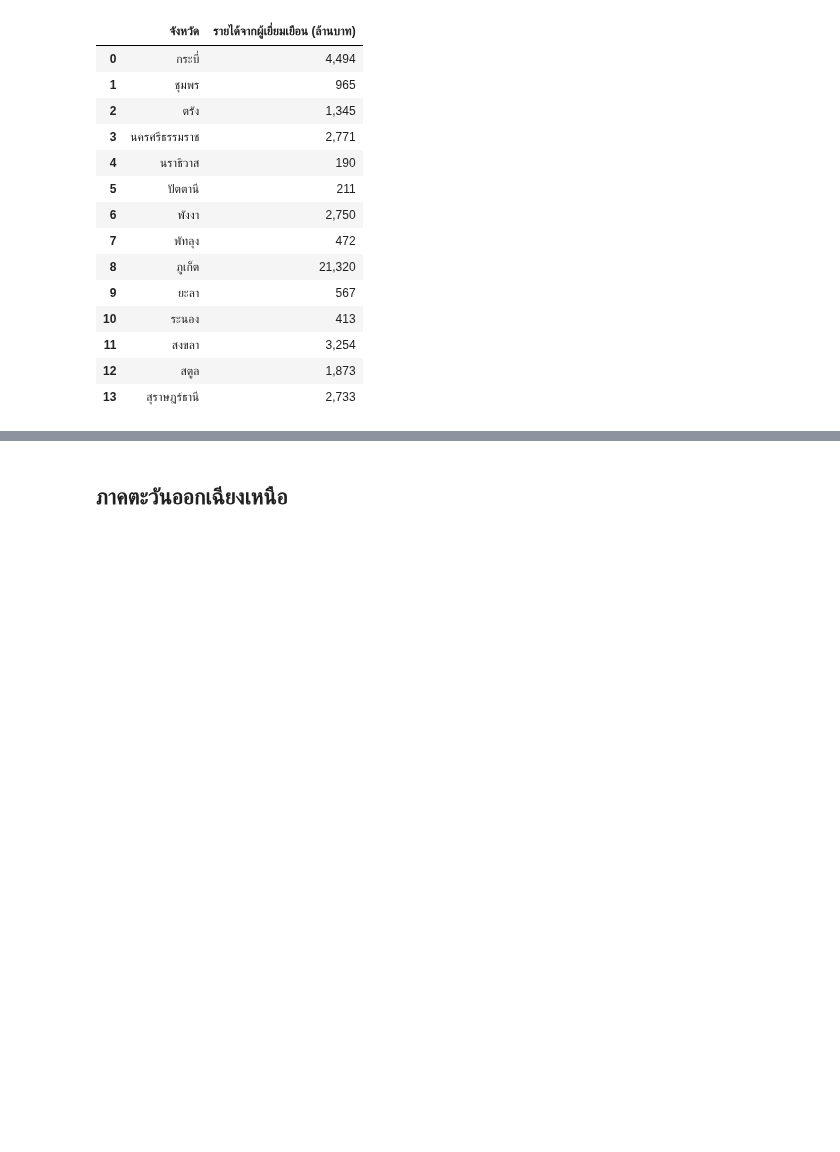
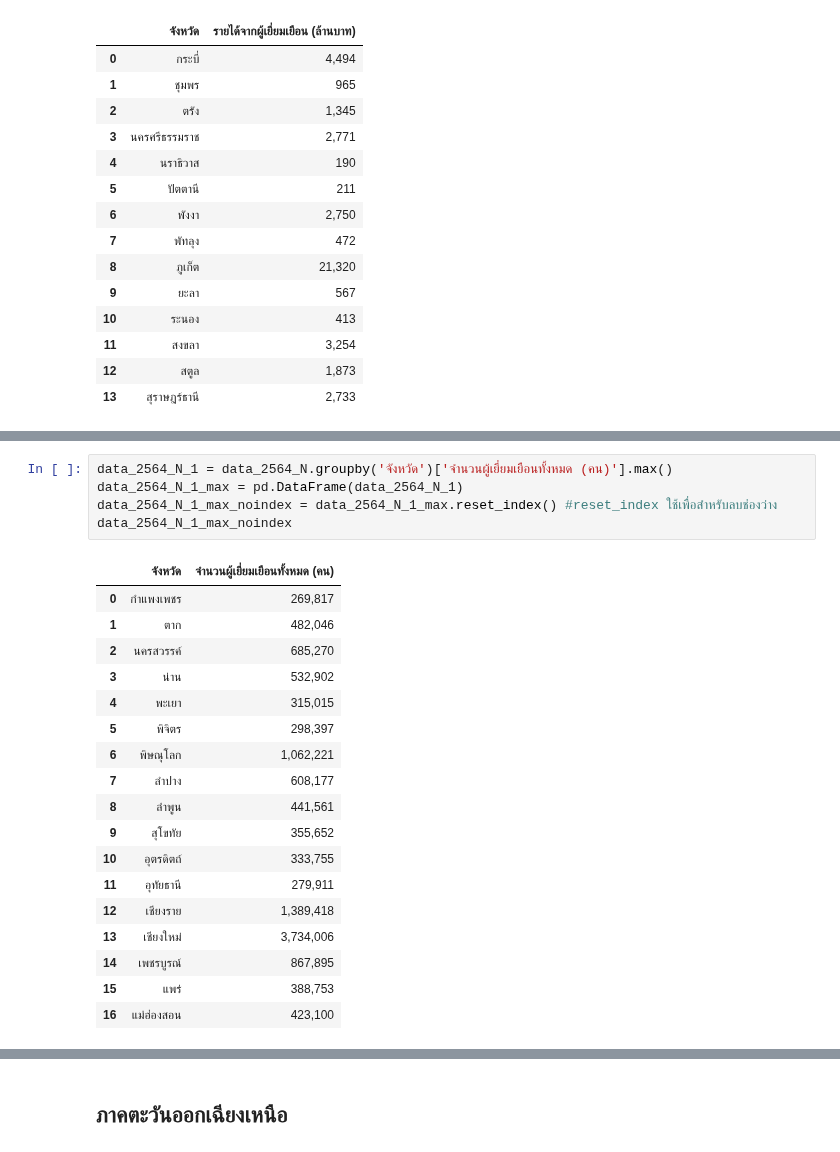
Before and after one commit to SupidchayaTangkidwanich/multivariate, a Jupyter notebook: EDM.ipynb, the cells around one changed output, grey strips where cells are left out. Drawn from its saved outputs; the diff is of its cells as text; blank space fills up the shorter version.

```diff
--- a/EDM.ipynb
+++ b/EDM.ipynb
@@ -668,0 +693,24 @@ data_2564_S_2_max_noindex
+# %%
+data_2564_N_1 = data_2564_N.groupby('จังหวัด')['จำนวนผู้เยี่ยมเยือนทั้งหมด (คน)'].max()
+data_2564_N_1_max = pd.DataFrame(data_2564_N_1)
+data_2564_N_1_max_noindex = data_2564_N_1_max.reset_index() #reset_index ใช้เพื่อสำหรับลบช่องว่าง
+data_2564_N_1_max_noindex
+# %% [output]
+|  | จังหวัด | จำนวนผู้เยี่ยมเยือนทั้งหมด (คน) |
+| 0 | กำแพงเพชร | 269,817 |
+| 1 | ตาก | 482,046 |
+| 2 | นครสวรรค์ | 685,270 |
+| 3 | น่าน | 532,902 |
+| 4 | พะเยา | 315,015 |
+| 5 | พิจิตร | 298,397 |
+| 6 | พิษณุโลก | 1,062,221 |
+| 7 | ลำปาง | 608,177 |
+| 8 | ลำพูน | 441,561 |
+| 9 | สุโขทัย | 355,652 |
+| 10 | อุตรดิตถ์ | 333,755 |
+| 11 | อุทัยธานี | 279,911 |
+| 12 | เชียงราย | 1,389,418 |
+| 13 | เชียงใหม่ | 3,734,006 |
+| 14 | เพชรบูรณ์ | 867,895 |
+| 15 | แพร่ | 388,753 |
+| 16 | แม่ฮ่องสอน | 423,100 |
```
Also changed, not shown: parts of 11 cells of this notebook.
